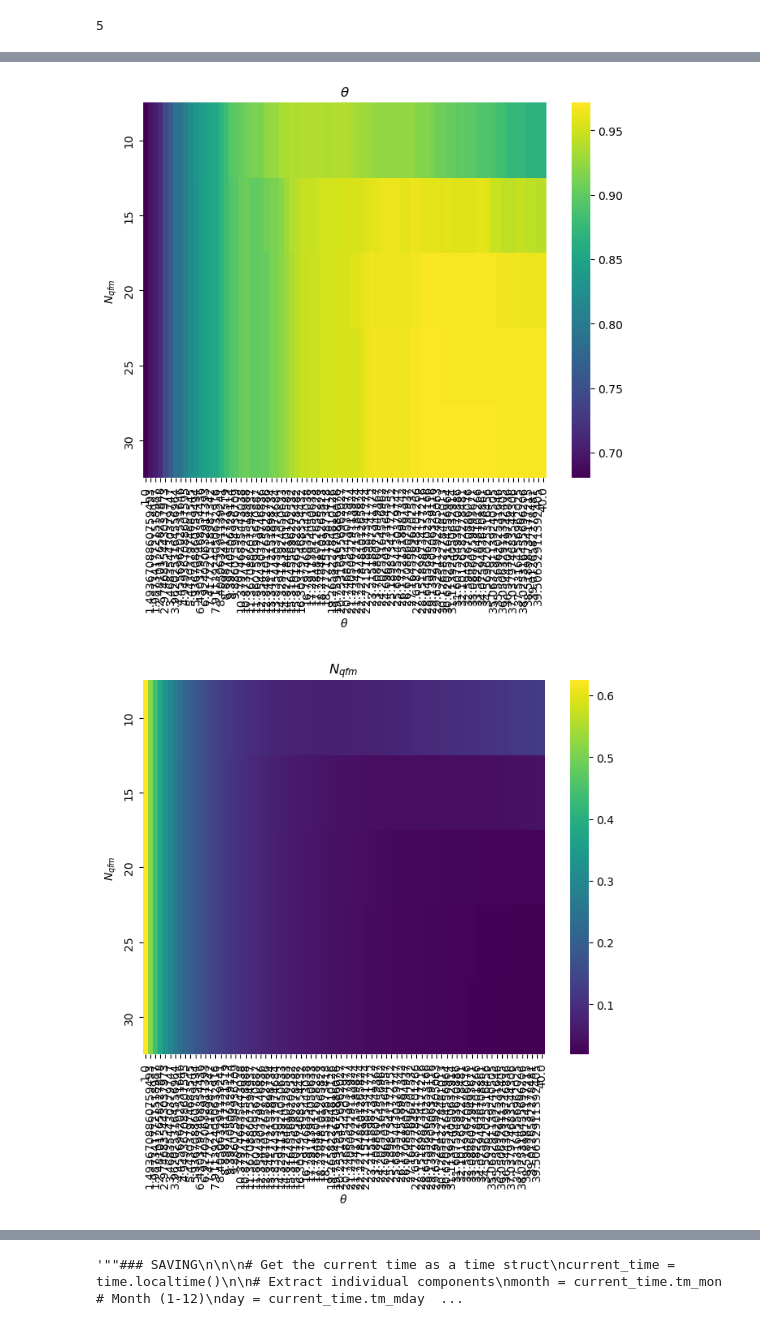
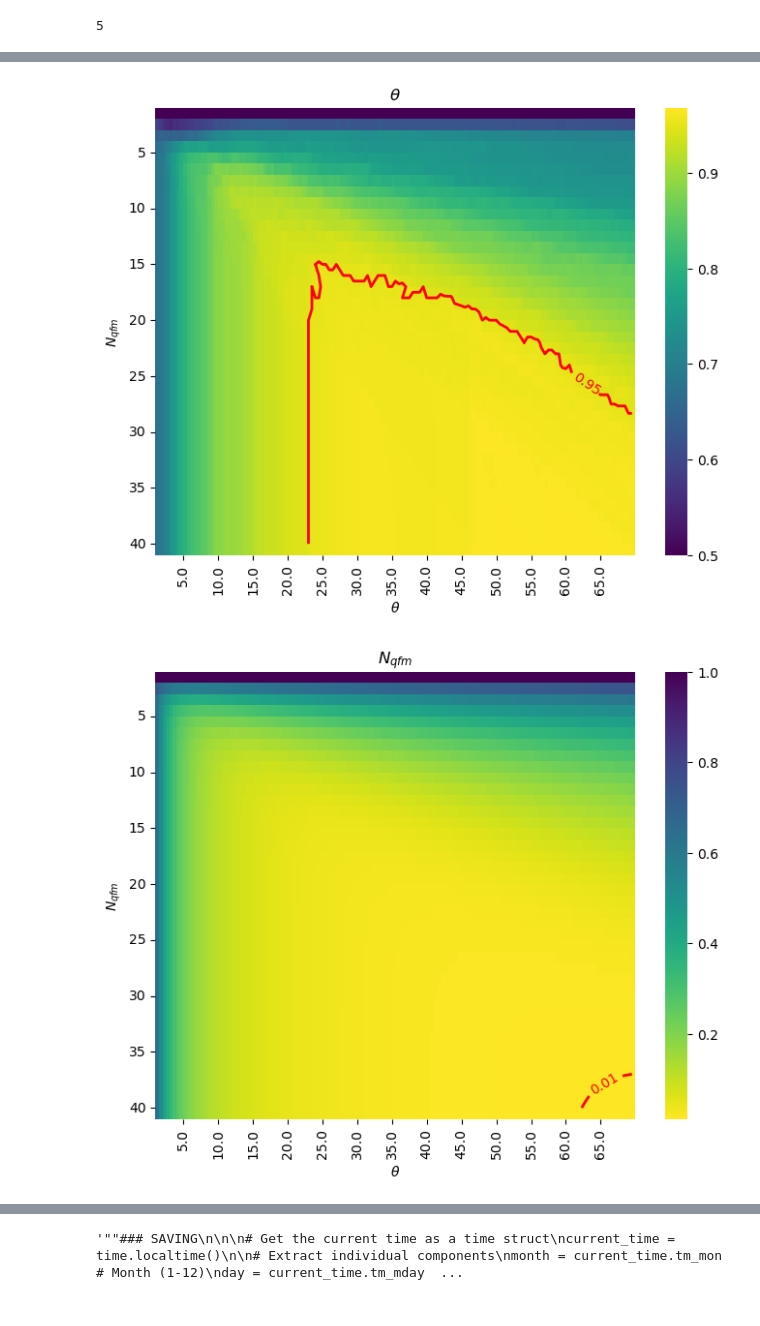
Before and after one commit to hectorJGH/Thesis-Und, a Jupyter notebook: Figures.ipynb, the cells around one changed output, grey strips where cells are left out. Cells and saved outputs as stored; diff of their text form; code cells hidden in the pictures.

```diff
--- a/Figures.ipynb
+++ b/Figures.ipynb
@@ -48,5 +48,5 @@ def load_arrays_from_file(filename):
 # %%
 ### CHANGE THE NAME
 
-data = load_arrays_from_file("coh-spi-3-3-20.npz")
+data = load_arrays_from_file("coh-spi-biggest.npz")
 # %% [output]
@@ -127,22 +130,36 @@ For N = 30
 # %%
 import numpy as np
 import matplotlib.pyplot as plt
 import seaborn as sns
 
 # Function to plot heatmap
-def plot_heatmap(data, x_labels, y_labels, title, xlabel, ylabel):
+def plot_heatmap(data, x_labels, y_labels, title, xlabel, ylabel,threshold=0, cmap ="viridis"):
     plt.figure(figsize=(8, 6))
-    sns.heatmap(data, xticklabels=x_labels, yticklabels=y_labels, cmap="viridis")#, annot=True, fmt=".2f")
+    ax = sns.heatmap(data, xticklabels=x_labels, yticklabels=y_labels, cmap=cmap)#, annot=True, fmt=".2f")
+
+    # Create a contour line where data reaches the threshold
+    X, Y = np.meshgrid(np.arange(len(x_labels)), np.arange(len(y_labels)))  # Meshgrid for contour
+    contour = plt.contour(X, Y, data, levels=[threshold], colors="red", linewidths=2)
+    plt.clabel(contour, fmt=f"{threshold:.2f}", colors="red")  # Add labels to the contour line
+
+
+    # Set ticks to show only multiples of 5
+    ax.set_xticks([i for i, v in enumerate(x_labels) if v % 5 == 0])
+    ax.set_xticklabels([v for v in x_labels if v % 5 == 0])
+
+    ax.set_yticks([i for i, v in enumerate(y_labels) if v % 5 == 0])
+    ax.set_yticklabels([v for v in y_labels if v % 5 == 0])
+
     plt.xlabel(xlabel)
     plt.ylabel(ylabel)
     plt.title(title)
     plt.show()
 
 # Heatmap for acc_mean[:, :, 1]
-plot_heatmap(acc_mean[:, :, 1], param_qfm_arr, N_qfm_arr, r"$\theta$", r"$\theta$", r"$N_{qfm}$")
+plot_heatmap(acc_mean[:, :, 1], param_qfm_arr, N_qfm_arr, r"$\theta$", r"$\theta$", r"$N_{qfm}$",threshold=0.95)
 
 # Heatmap for internal_mean
-plot_heatmap(internal_mean, param_qfm_arr, N_qfm_arr, r"$N_{qfm}$", r"$\theta$", r"$N_{qfm}$")
+plot_heatmap(internal_mean, param_qfm_arr, N_qfm_arr, r"$N_{qfm}$", r"$\theta$", r"$N_{qfm}$",threshold=0.012,cmap="viridis_r")
 # %% [output]
-[figure, old version]
+[figure, new version]
-[figure, old version]
+[figure, new version]
```
Also changed, not shown: parts of 4 cells of this notebook, 2 other files.
